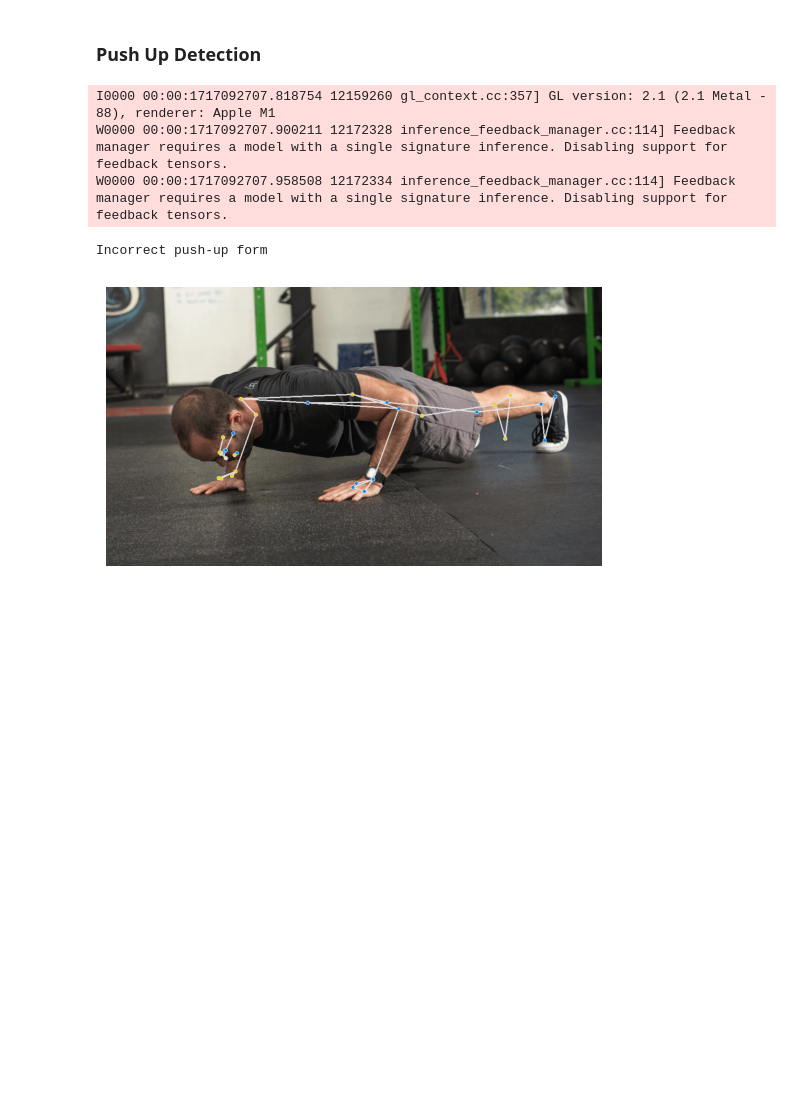
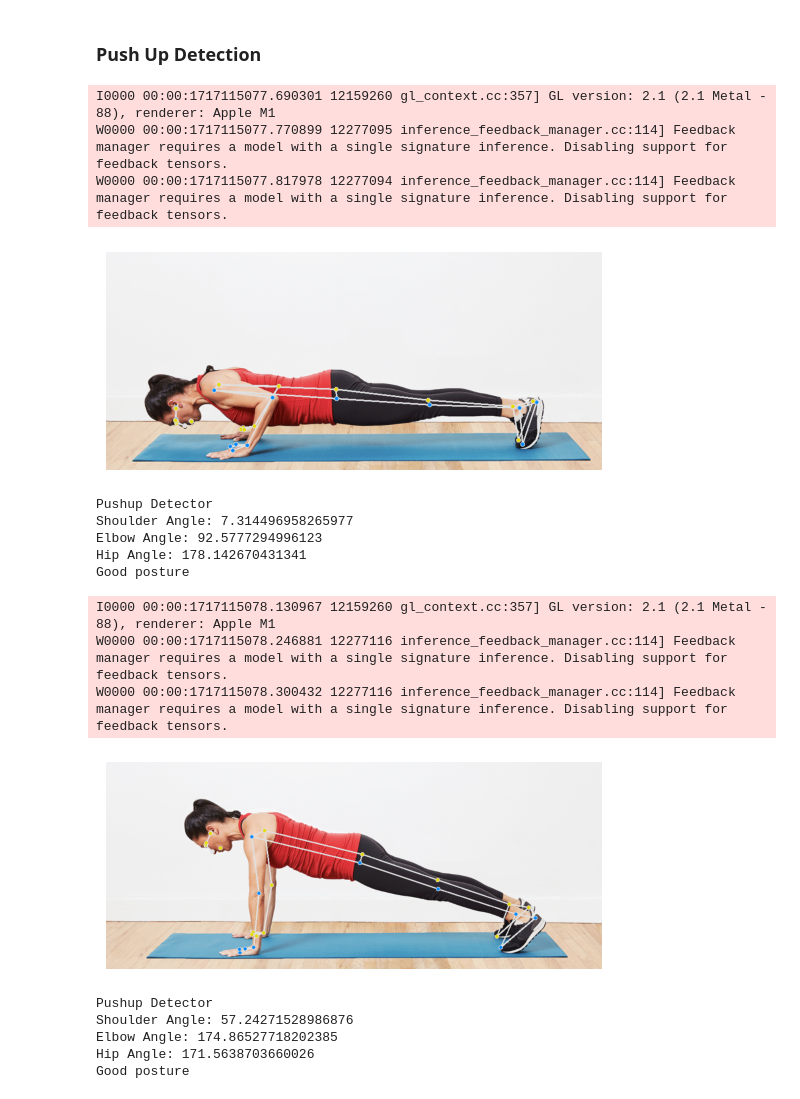
Before and after one commit to dominicaq/workout_estimation, a Jupyter notebook: mp_playground.ipynb, the cells around one changed output. Drawn from its saved outputs; the diff is of its cells as text; code cells hidden in the pictures; blank space fills up the shorter version.

Commit message:
pushup detector done

```diff
--- a/mp_playground.ipynb
+++ b/mp_playground.ipynb
@@ -232,19 +174,0 @@ def do_pushup(body_parts):
-# %%
-# Pushup Usage
-mp_detector = mp_init_detector()
-detection_results, body_parts = mp_process_image(
-    mp_detector,
-    "sample-frames/pushup2.png"
-)
-
-res, text = do_pushup(body_parts)
-print(text)
-
-# Debug
-mp_debug_show_image(mp_detector, "sample-frames/pushup2.png")
-# %% [output]
-I0000 00:00:1717092707.818754 12159260 gl_context.cc:357] GL version: 2.1 (2.1 Metal - 88), renderer: Apple M1
-W0000 00:00:1717092707.900211 12172328 inference_feedback_manager.cc:114] Feedback manager requires a model with a single signature inference. Disabling support for feedback tensors.
-W0000 00:00:1717092707.958508 12172334 inference_feedback_manager.cc:114] Feedback manager requires a model with a single signature inference. Disabling support for feedback tensors.
-Incorrect push-up form
-[figure, removed]
@@ -250,0 +245,48 @@ Incorrect push-up form
+# %%
+def pushup_detector(img_path):
+    # Media pipeline
+    mp_detector = mp_init_detector()
+    detection_results, body_parts = mp_process_image(
+        mp_detector,
+        img_path
+    )
+
+    # Body part usage
+    if bool(body_parts):
+        # Mediapipe debug
+        mp_debug_show_image(mp_detector, img_path)
+
+        # Pushup detect Usage
+        print("Pushup Detector")
+        pushup_res  = do_pushup(body_parts, vis_threshold=0.75)
+        if pushup_res < 0:
+            print(f"WARNING: Low visibility confidence, skipping {img_path}")
+        elif pushup_res > 0:
+            print("Good posture")
+        else:
+            print("Bad posture")
+    else:
+        print(f"WARNING: Mediapipe could not detect landmarks, skipping {img_path}")
+# %%
+# Good examples for range of motion
+pushup_detector("sample-frames/pushup_rom1.png")
+pushup_detector("sample-frames/pushup_rom2.png")
+# %% [output]
+I0000 00:00:1717115077.690301 12159260 gl_context.cc:357] GL version: 2.1 (2.1 Metal - 88), renderer: Apple M1
+W0000 00:00:1717115077.770899 12277095 inference_feedback_manager.cc:114] Feedback manager requires a model with a single signature inference. Disabling support for feedback tensors.
+W0000 00:00:1717115077.817978 12277094 inference_feedback_manager.cc:114] Feedback manager requires a model with a single signature inference. Disabling support for feedback tensors.
+[figure, added]
+Pushup Detector
+Shoulder Angle: 7.314496958265977
+Elbow Angle: 92.5777294996123
+Hip Angle: 178.142670431341
+Good posture
+I0000 00:00:1717115078.130967 12159260 gl_context.cc:357] GL version: 2.1 (2.1 Metal - 88), renderer: Apple M1
+W0000 00:00:1717115078.246881 12277116 inference_feedback_manager.cc:114] Feedback manager requires a model with a single signature inference. Disabling support for feedback tensors.
+W0000 00:00:1717115078.300432 12277116 inference_feedback_manager.cc:114] Feedback manager requires a model with a single signature inference. Disabling support for feedback tensors.
+[figure, added]
+Pushup Detector
+Shoulder Angle: 57.24271528986876
+Elbow Angle: 174.86527718202385
+Hip Angle: 171.5638703660026
+Good posture
```
Also changed, not shown: parts of 5 cells of this notebook, 6 other files.
